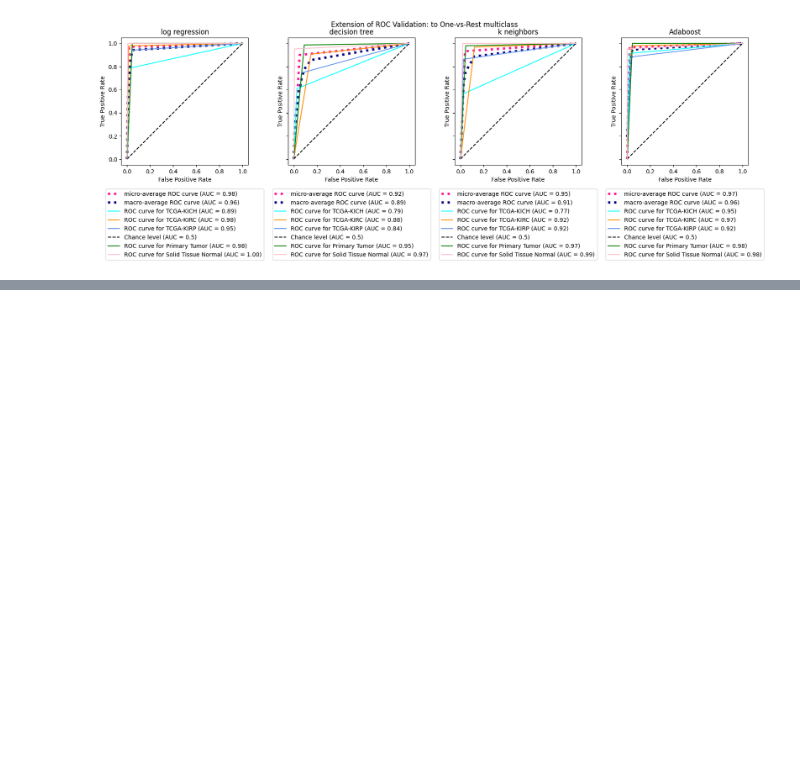
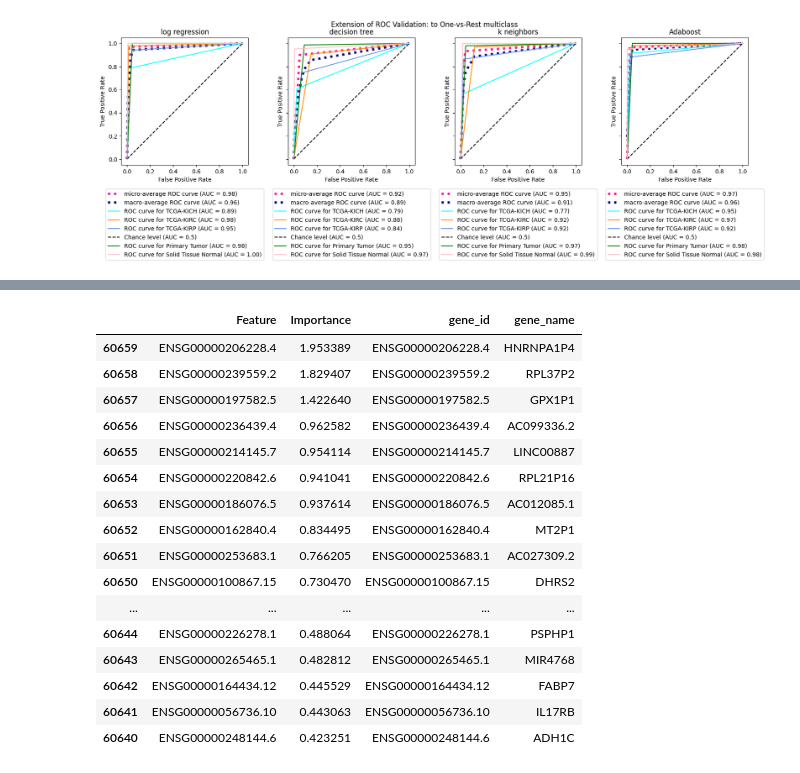
Before and after one commit to adhal007/OmixHub, a Jupyter notebook: TCGA_Supervised_Multilabel_Classification.ipynb, the cells around one changed output, grey strips where cells are left out. Drawn from its saved outputs; the diff is of its cells as text; code cells hidden in the pictures; blank space fills up the shorter version.

```diff
--- a/TCGA_Supervised_Multilabel_Classification.ipynb
+++ b/TCGA_Supervised_Multilabel_Classification.ipynb
@@ -681,0 +685,2 @@ Macro-averaged One-vs-Rest ROC AUC score:
+# %%
+gene_id_to_gene_name_map = pd.read_csv('./Transcriptomics/data/gene_annotation/gene_id_to_gene_name_mapping.csv')
@@ -681,0 +692,10 @@ Macro-averaged One-vs-Rest ROC AUC score:
+# %%
+clf_lg_0 = clf_lg.estimators_[1]
+# %%
+coefficients = clf_lg_0.coef_
+avg_importance = np.mean(np.abs(coefficients), axis=0)
+feature_importance = pd.DataFrame({'Feature':gene_cols, 'Importance': avg_importance})
+feature_importance = feature_importance.sort_values('Importance', ascending=True)
+feature_importance_gene_name = pd.merge(feature_importance, gene_id_to_gene_name_map,
+                                        left_on='Feature',
+                                        right_on='gene_id')
@@ -681,0 +718,20 @@ Macro-averaged One-vs-Rest ROC AUC score:
+# %%
+feature_importance_gene_name.sort_values(['Importance'], ascending=False).iloc[:20, :]
+# %% [output]
+|  | Feature | Importance | gene_id | gene_name |
+| 60659 | ENSG00000206228.4 | 1.953389 | ENSG00000206228.4 | HNRNPA1P4 |
+| 60658 | ENSG00000239559.2 | 1.829407 | ENSG00000239559.2 | RPL37P2 |
+| 60657 | ENSG00000197582.5 | 1.422640 | ENSG00000197582.5 | GPX1P1 |
+| 60656 | ENSG00000236439.4 | 0.962582 | ENSG00000236439.4 | AC099336.2 |
+| 60655 | ENSG00000214145.7 | 0.954114 | ENSG00000214145.7 | LINC00887 |
+| 60654 | ENSG00000220842.6 | 0.941041 | ENSG00000220842.6 | RPL21P16 |
+| 60653 | ENSG00000186076.5 | 0.937614 | ENSG00000186076.5 | AC012085.1 |
+| 60652 | ENSG00000162840.4 | 0.834495 | ENSG00000162840.4 | MT2P1 |
+| 60651 | ENSG00000253683.1 | 0.766205 | ENSG00000253683.1 | AC027309.2 |
+| 60650 | ENSG00000100867.15 | 0.730470 | ENSG00000100867.15 | DHRS2 |
+| ... | ... | ... | ... | ... |
+| 60644 | ENSG00000226278.1 | 0.488064 | ENSG00000226278.1 | PSPHP1 |
+| 60643 | ENSG00000265465.1 | 0.482812 | ENSG00000265465.1 | MIR4768 |
+| 60642 | ENSG00000164434.12 | 0.445529 | ENSG00000164434.12 | FABP7 |
+| 60641 | ENSG00000056736.10 | 0.443063 | ENSG00000056736.10 | IL17RB |
+| 60640 | ENSG00000248144.6 | 0.423251 | ENSG00000248144.6 | ADH1C |
```
Also changed, not shown: parts of 8 cells of this notebook, 34 other files.
